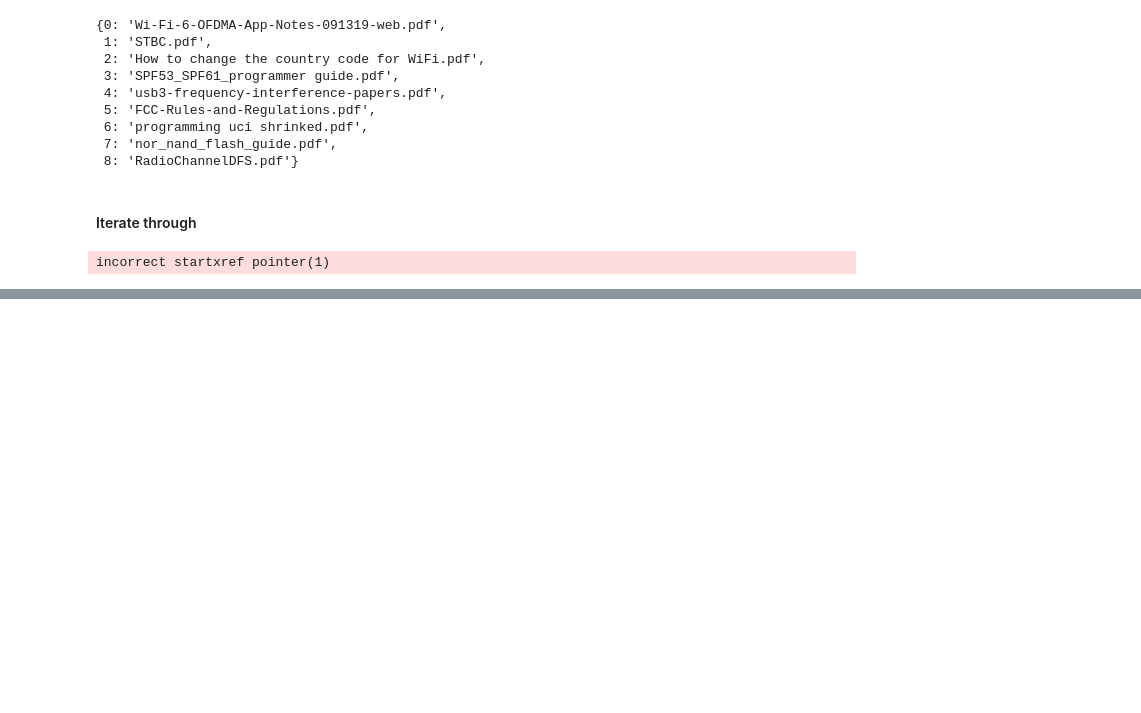
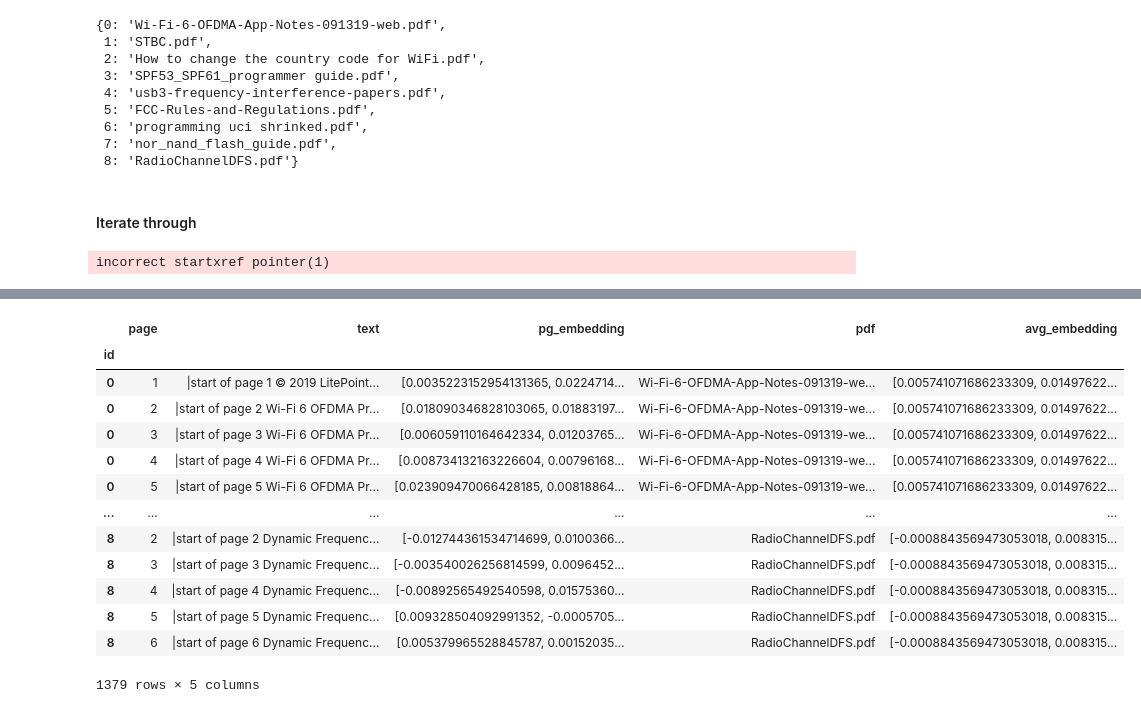
Before and after one commit to houkinwan/ManualGPT, a Jupyter notebook: Multiple Document Chunking.ipynb, the cells around one changed output, grey strips where cells are left out. Cells and saved outputs as stored; diff of their text form; code cells hidden in the pictures; blank space fills up the shorter version.

```diff
--- a/Multiple Document Chunking.ipynb
+++ b/Multiple Document Chunking.ipynb
@@ -76,0 +90,7 @@ RadioChannelDFS.pdf
+# %%
+# Load all embeddings
+
+for df_pair in df_list:
+    print(df_pair[0])
+    cur_array = np.load("Multiple Documents/embeddings/"+df_pair[0][0:-4]+"_ebded.npy")
+    df_pair[1]["pg_embedding"] = list(cur_array)
@@ -216,0 +278,17 @@ These benefits of SLC NAND flash can be found on page 7 of the manual.
+# %%
+final_df
+# %% [output]
+|  | page | text | pg_embedding | pdf | avg_embedding |
+| id |  |  |  |  |  |
+| 0 | 1 | |start of page 1 © 2019 LitePoint... | [0.0035223152954131365, 0.0224714... | Wi-Fi-6-OFDMA-App-Notes-091319-we... | [0.005741071686233309, 0.01497622... |
+| 0 | 2 | |start of page 2 Wi-Fi 6 OFDMA Pr... | [0.018090346828103065, 0.01883197... | Wi-Fi-6-OFDMA-App-Notes-091319-we... | [0.005741071686233309, 0.01497622... |
+| 0 | 3 | |start of page 3 Wi-Fi 6 OFDMA Pr... | [0.006059110164642334, 0.01203765... | Wi-Fi-6-OFDMA-App-Notes-091319-we... | [0.005741071686233309, 0.01497622... |
+| 0 | 4 | |start of page 4 Wi-Fi 6 OFDMA Pr... | [0.008734132163226604, 0.00796168... | Wi-Fi-6-OFDMA-App-Notes-091319-we... | [0.005741071686233309, 0.01497622... |
+| 0 | 5 | |start of page 5 Wi-Fi 6 OFDMA Pr... | [0.023909470066428185, 0.00818864... | Wi-Fi-6-OFDMA-App-Notes-091319-we... | [0.005741071686233309, 0.01497622... |
+| ... | ... | ... | ... | ... | ... |
+| 8 | 2 | |start of page 2 Dynamic Frequenc... | [-0.012744361534714699, 0.0100366... | RadioChannelDFS.pdf | [-0.0008843569473053018, 0.008315... |
+| 8 | 3 | |start of page 3 Dynamic Frequenc... | [-0.003540026256814599, 0.0096452... | RadioChannelDFS.pdf | [-0.0008843569473053018, 0.008315... |
+| 8 | 4 | |start of page 4 Dynamic Frequenc... | [-0.00892565492540598, 0.01575360... | RadioChannelDFS.pdf | [-0.0008843569473053018, 0.008315... |
+| 8 | 5 | |start of page 5 Dynamic Frequenc... | [0.009328504092991352, -0.0005705... | RadioChannelDFS.pdf | [-0.0008843569473053018, 0.008315... |
+| 8 | 6 | |start of page 6 Dynamic Frequenc... | [0.005379965528845787, 0.00152035... | RadioChannelDFS.pdf | [-0.0008843569473053018, 0.008315... |
+1379 rows × 5 columns
```
Also changed, not shown: parts of 21 cells of this notebook, 50 other files.
